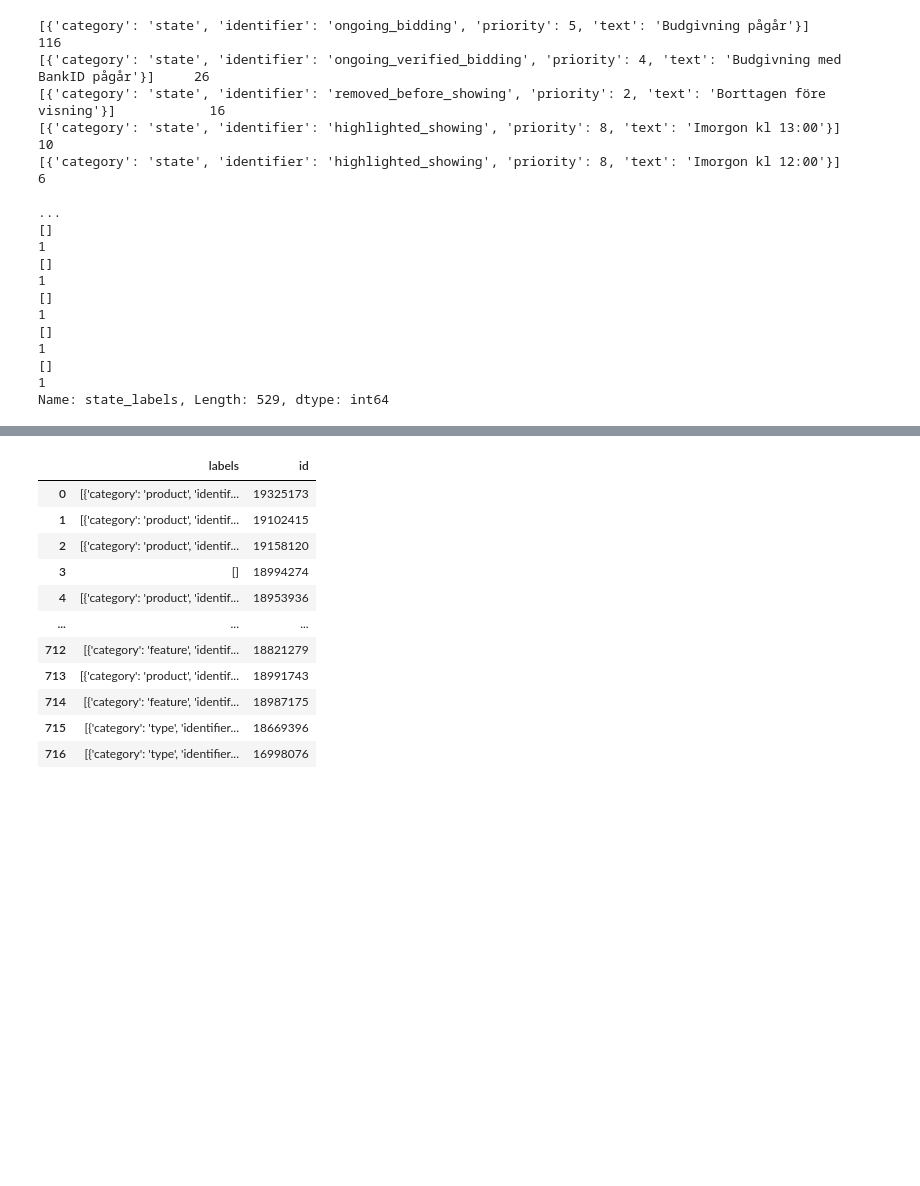
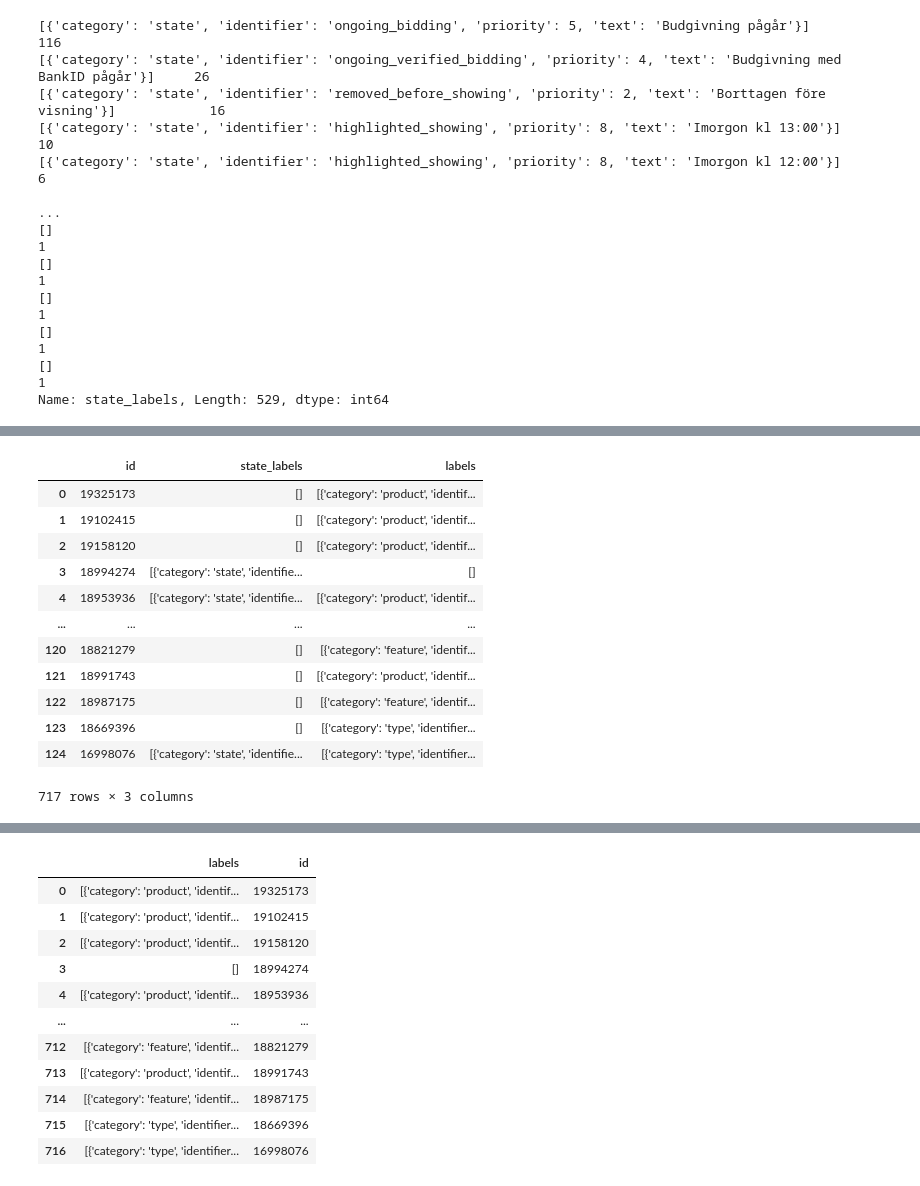
Before and after one commit to robboten/hemnet-transform, a Jupyter notebook: notebooks/transform-1-state-labels.ipynb, the cells around one changed output, grey strips where cells are left out. Saved outputs shown, nothing was run; the diff lists cells and outputs as text; code cells hidden in the pictures; blank space fills up the shorter version.

```diff
--- a/notebooks/transform-1-state-labels.ipynb
+++ b/notebooks/transform-1-state-labels.ipynb
@@ -99,0 +141,16 @@ series_temp.head(5)
+# %%
+series_temp
+# %% [output]
+|  | id | state_labels | labels |
+| 0 | 19325173 | [] | [{'category': 'product', 'identif... |
+| 1 | 19102415 | [] | [{'category': 'product', 'identif... |
+| 2 | 19158120 | [] | [{'category': 'product', 'identif... |
+| 3 | 18994274 | [{'category': 'state', 'identifie... | [] |
+| 4 | 18953936 | [{'category': 'state', 'identifie... | [{'category': 'product', 'identif... |
+| ... | ... | ... | ... |
+| 120 | 18821279 | [] | [{'category': 'feature', 'identif... |
+| 121 | 18991743 | [] | [{'category': 'product', 'identif... |
+| 122 | 18987175 | [] | [{'category': 'feature', 'identif... |
+| 123 | 18669396 | [] | [{'category': 'type', 'identifier... |
+| 124 | 16998076 | [{'category': 'state', 'identifie... | [{'category': 'type', 'identifier... |
+717 rows × 3 columns
```
Also changed, not shown: parts of 9 cells of this notebook, 1 other file.
